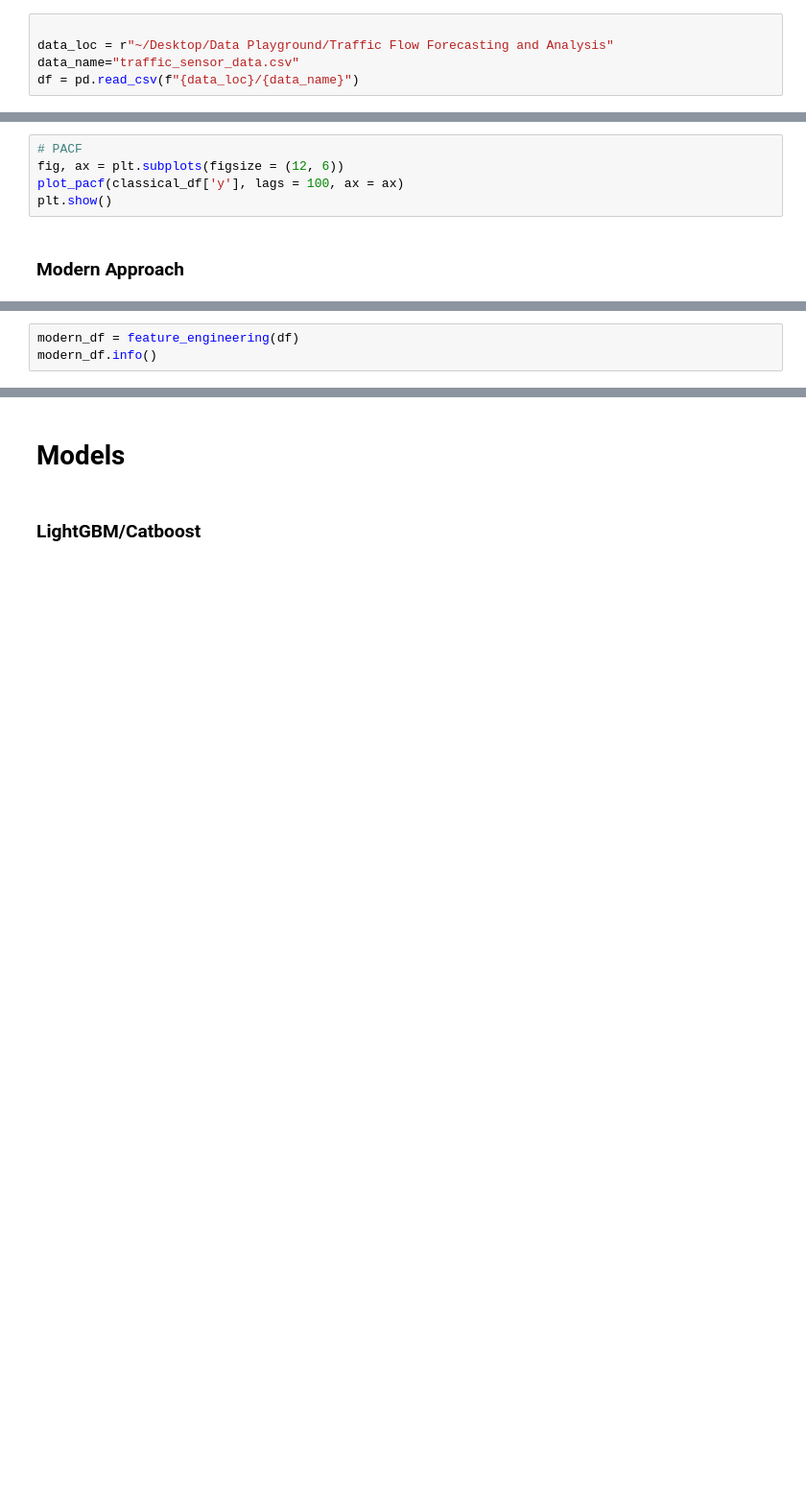
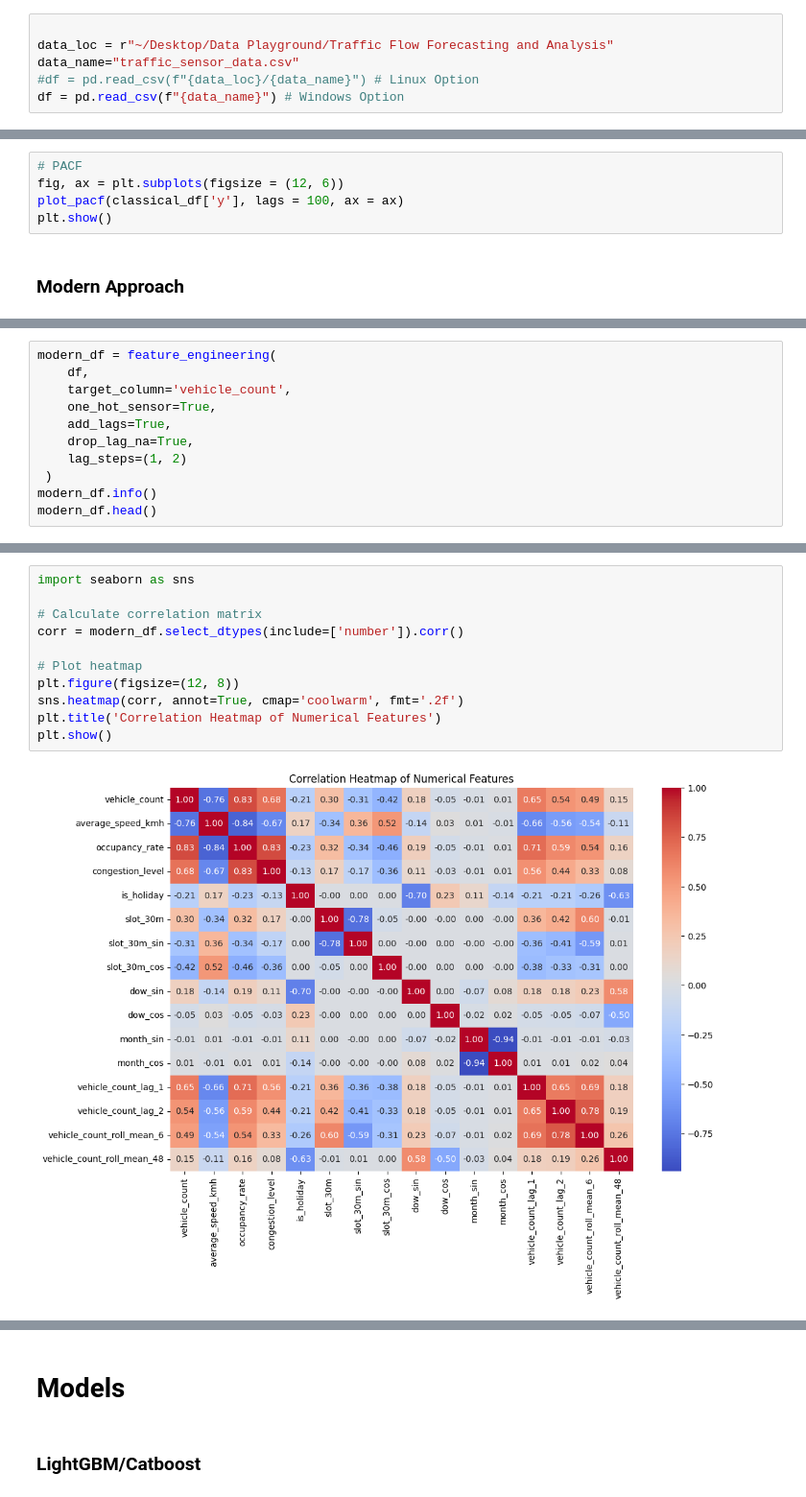
Before and after one commit to Albertouskas/traffic_flow_prediction_forecasting_and_analysis, a Jupyter notebook: traffic_forecast.ipynb, the cells around one changed output, grey strips where cells are left out. Shown at 96% size. Saved outputs shown, nothing was run; the diff lists cells and outputs as text; blank space fills up the shorter version.

```diff
--- a/traffic_forecast.ipynb
+++ b/traffic_forecast.ipynb
@@ -11,7 +12,8 @@ import seaborn as sns
 
 data_loc = r"~/Desktop/Data Playground/Traffic Flow Forecasting and Analysis"
 data_name="traffic_sensor_data.csv"
-df = pd.read_csv(f"{data_loc}/{data_name}")
+#df = pd.read_csv(f"{data_loc}/{data_name}") # Linux Option
+df = pd.read_csv(f"{data_name}") # Windows Option
 # %% [markdown]
 ## EDA
 # %%
@@ -189,4 +244,12 @@ plt.show()
 # %%
-modern_df = feature_engineering(df)
+modern_df = feature_engineering(
+    df,
+    target_column='vehicle_count',
+    one_hot_sensor=True,
+    add_lags=True,
+    drop_lag_na=True,
+    lag_steps=(1, 2)
+ )
 modern_df.info()
+modern_df.head()
 # %% [output]
@@ -209,0 +279,13 @@ memory usage: 23.5 MB
+# %%
+import seaborn as sns
+
+# Calculate correlation matrix
+corr = modern_df.select_dtypes(include=['number']).corr()
+
+# Plot heatmap
+plt.figure(figsize=(12, 8))
+sns.heatmap(corr, annot=True, cmap='coolwarm', fmt='.2f')
+plt.title('Correlation Heatmap of Numerical Features')
+plt.show()
+# %% [output]
+[figure, added]
```
Also changed, not shown: parts of 8 cells of this notebook.
